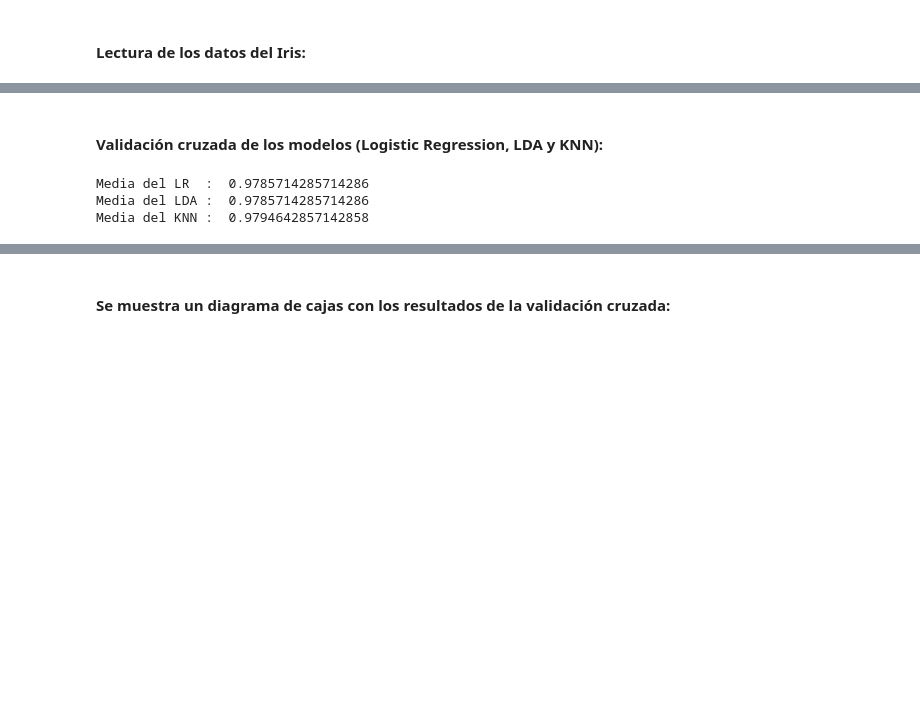
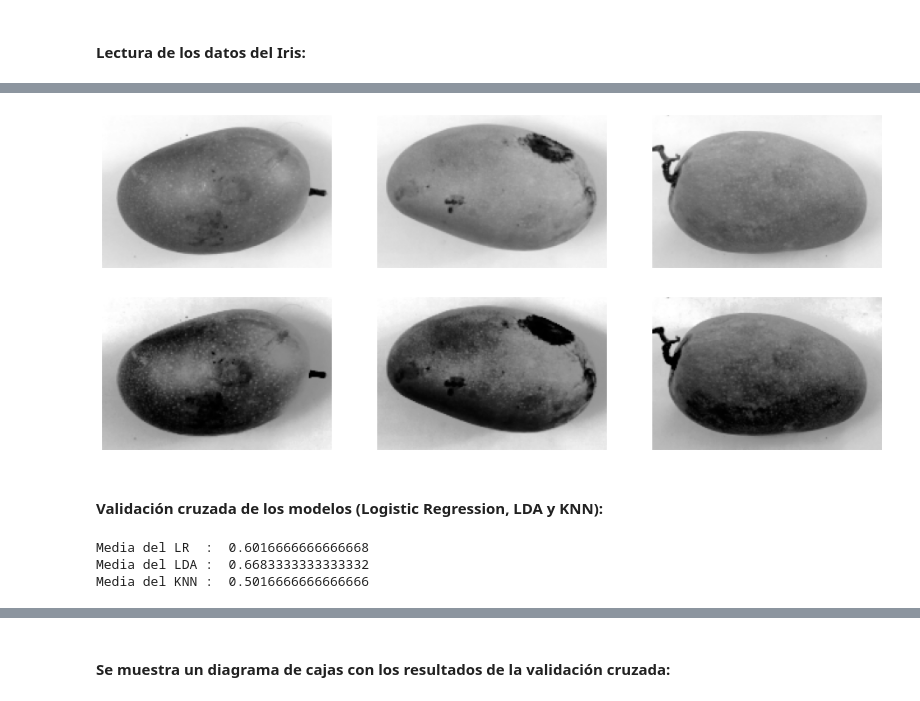
Before and after one commit to vidaldani/MangoGrading, a Jupyter notebook: MangoGrading.ipynb, the cells around one changed output, grey strips where cells are left out. Cells and saved outputs as stored; diff of their text form; code cells hidden in the pictures; blank space fills up the shorter version.

```diff
--- a/MangoGrading.ipynb
+++ b/MangoGrading.ipynb
@@ -104,8 +91,31 @@ plt.show()
+# %%
+img_1 = class1[randint(0, 200)]
+img_2 = class2[randint(0, 200)]
+img_ext = extra_class[randint(0, 200)]
+
+show_row_of_gray_images(16, img_1, img_2, img_ext)
+
+show_row_of_gray_images(16,exposure.equalize_hist(img_1, nbins=256, mask=None)
+                        ,exposure.equalize_hist(img_2, nbins=256, mask=None),
+                        exposure.equalize_hist(img_ext, nbins=256, mask=None))
+# %% [output]
+[figure, added]
+[figure, added]
 # %% [markdown]
 #### Validación cruzada de los modelos (Logistic Regression, LDA y KNN):
 # %%
+from sklearn import metrics
 CV = 20
-scoring = ['precision_macro', 'recall_macro', 'precision_micro', 'recall_micro', 'f1_macro','accuracy']
+X = np.zeros([n*3,r*c])
+X[0:200] = extra_class.reshape(n,r*c)
+X[200:400] = class1.reshape(n,r*c)
+X[400:600] = class2.reshape(n,r*c)
+t = np.zeros(n*3)
+t[0:200] = text
+t[200:400] = t1
+t[400:600] = t2
+
+scoring = ['recall_macro', 'precision_micro', 'recall_micro', 'f1_macro','accuracy']
 
 modelLR = LogisticRegression(penalty='none', solver = 'lbfgs', max_iter=10000, multi_class='multinomial')
 scoresLR = cross_validate(modelLR, X, t, cv=CV, scoring=scoring)
@@ -115,10 +125,10 @@ modelLDA = LinearDiscriminantAnalysis()
 scoresLDA = cross_validate(modelLDA, X, t, cv=CV, scoring=scoring)
 print('Media del LDA : ', np.mean(scoresLDA['test_accuracy']))
 
-modelKNN = KNeighborsClassifier(n_neighbors=71)
+modelKNN = KNeighborsClassifier(round(np.sqrt(n)))
 scoresKNN = cross_validate(modelKNN, X, t, cv=CV, scoring=scoring)
 print('Media del KNN : ', np.mean(scoresKNN['test_accuracy']))
 # %% [output]
-Media del LR  :  0.9785714285714286
-Media del LDA :  0.9785714285714286
-Media del KNN :  0.9794642857142858
+Media del LR  :  0.6016666666666668
+Media del LDA :  0.6683333333333332
+Media del KNN :  0.5016666666666666
```
Also changed, not shown: parts of 8 cells of this notebook.
